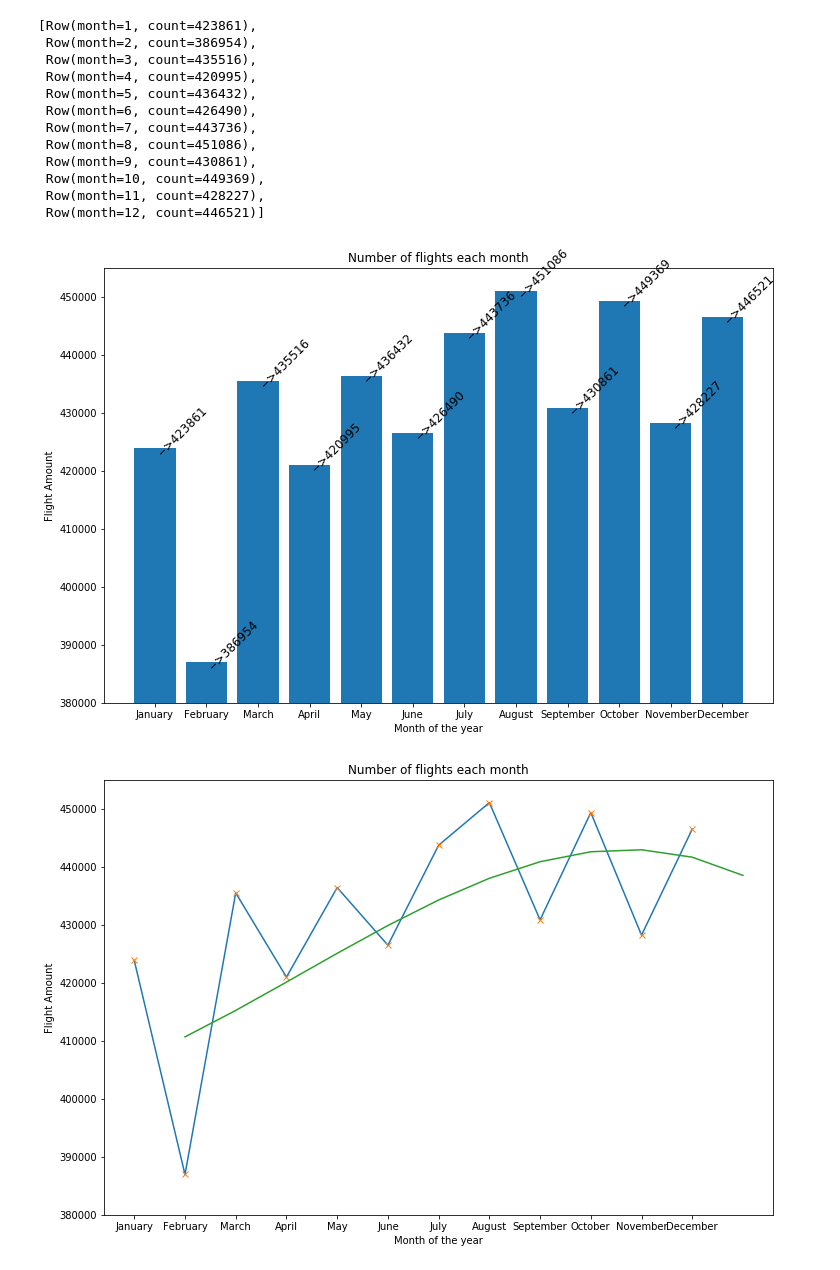
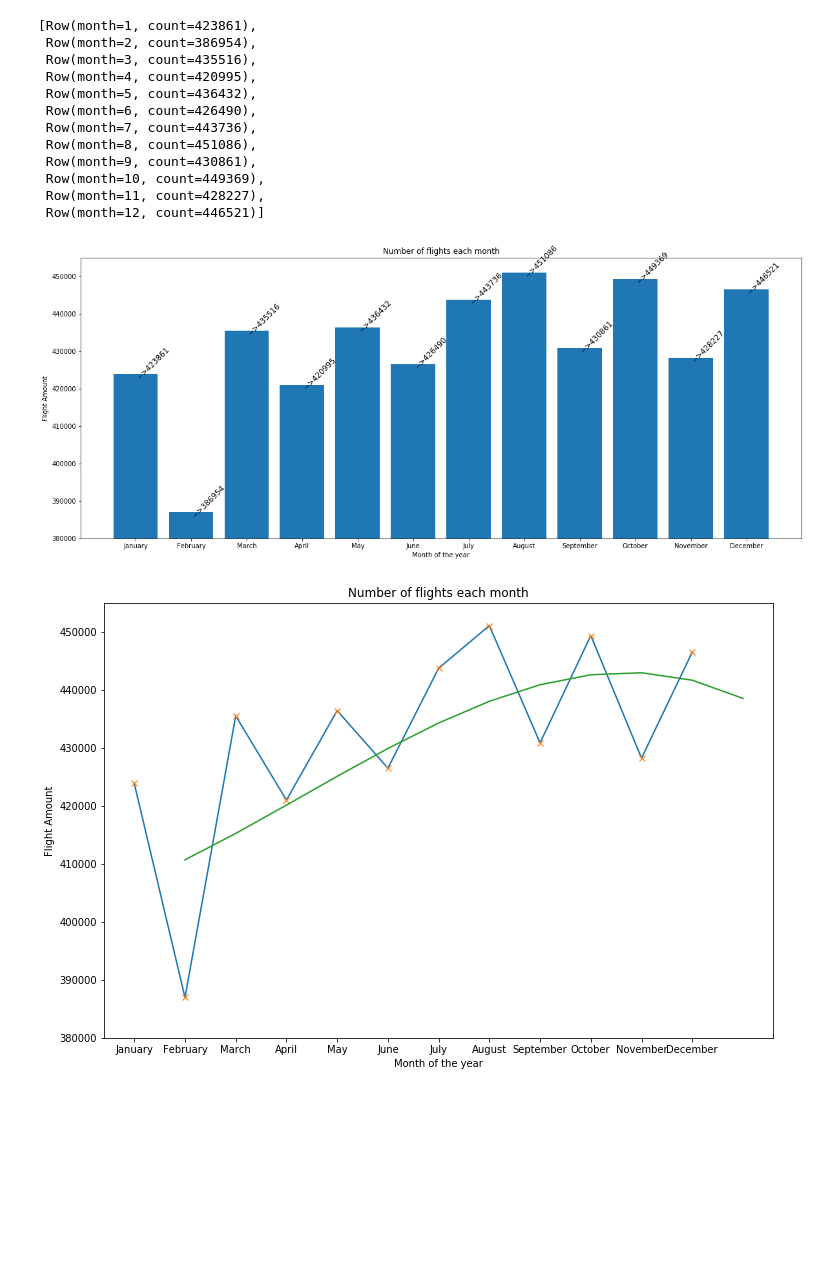
Before and after one commit to koksalb/EURECOM-Clouds, a Jupyter notebook: SparkSQL-master/SPARSQL.ipynb, the cells around one changed output. Saved outputs shown, nothing was run; the diff lists cells and outputs as text; code cells hidden in the pictures; blank space fills up the shorter version.

```diff
--- a/SparkSQL-master/SPARSQL.ipynb
+++ b/SparkSQL-master/SPARSQL.ipynb
@@ -225,8 +230,8 @@ import seaborn as sns
 
 sqlContext = SQLContext(sc)
 
-data = sc.textFile('../datasets/airline/1994.csv')
-
+#data = sc.textFile('../datasets/airline/1994.csv')
+data = sc.textFile('/datasets/airline/1994.csv')
 # extract the header
 header = data.first()
 
@@ -538,27 +557,26 @@ df.groupBy(df.month).count().orderBy('month', ascending=1).collect()
  Row(month=12, count=446521)]
 # %%
 import calendar
-fig, ax = plt.subplots(figsize=(12, 8))
+fig, ax = plt.subplots(figsize=(20, 8))
 style = dict(size=12, color='black', rotation=45)
-
 
 indices = []
 frequencies = []
 
 for row in df.groupBy(df.month).count().orderBy('month', ascending=1).collect():
     frequencies.append(row[1])
     indices.append(calendar.month_name[row[0]])
     ax.text(calendar.month_name[row[0]], row[1]+6000, str('-->'+ str(row[1])), **style)
 
 plt.bar(indices,frequencies, align="center")
 axes = plt.gca()
 axes.set_ylim([380000,455000])
 plt.title("Number of flights each month")
 plt.xlabel("Month of the year")
 plt.ylabel("Flight Amount")
 plt.show()
 # %% [output]
-[figure, old version]
+[figure, new version]
 # %%
 fig, ax = plt.subplots(figsize=(12, 8))
 
```
Also changed, not shown: parts of 41 cells of this notebook.
